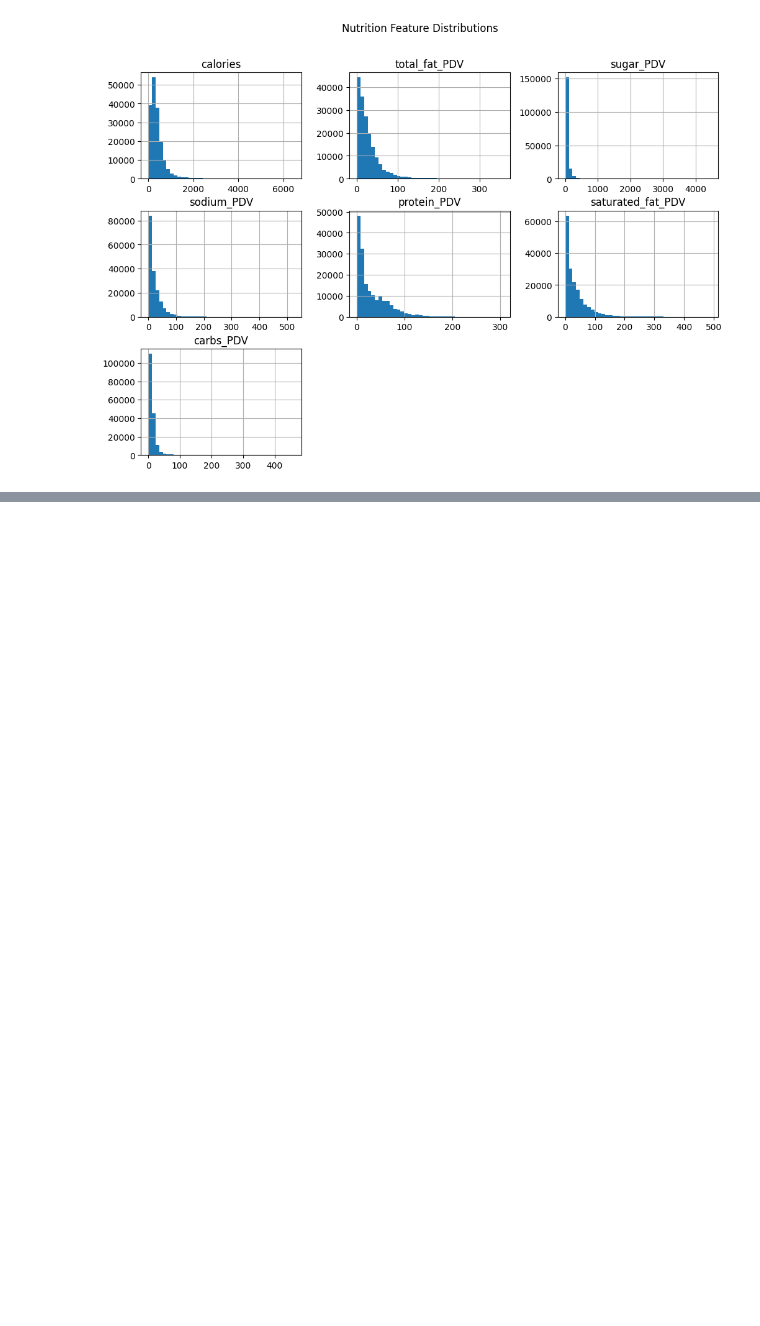
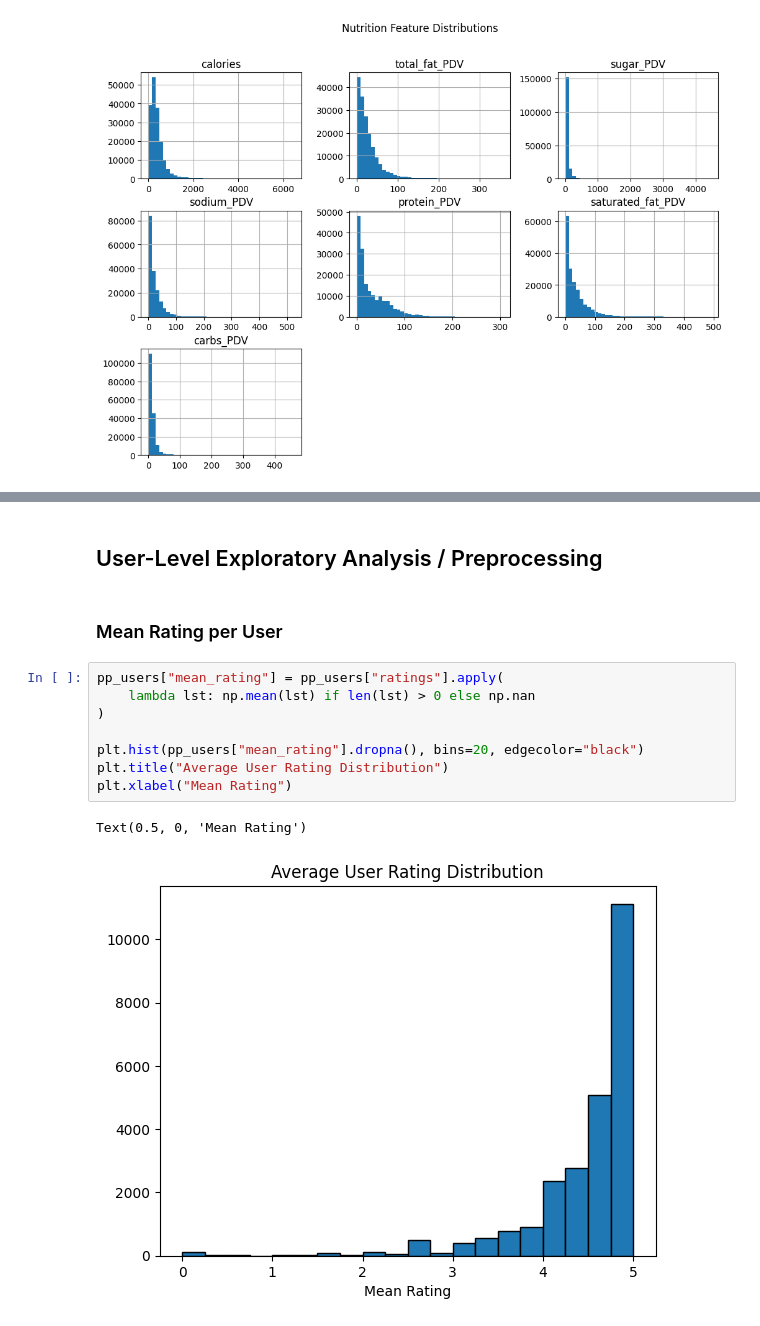
Before and after one commit to chriss-mo/recommendr, a Jupyter notebook: main2.ipynb, the cells around one changed output, grey strips where cells are left out. Cells and saved outputs as stored; diff of their text form; blank space fills up the shorter version.

```diff
--- a/main2.ipynb
+++ b/main2.ipynb
@@ -412,0 +436,15 @@ Text(0.5, 0.98, 'Nutrition Feature Distributions')
+# %% [markdown]
+## User-Level Exploratory Analysis / Preprocessing
+# %% [markdown]
+### Mean Rating per User
+# %%
+pp_users["mean_rating"] = pp_users["ratings"].apply(
+    lambda lst: np.mean(lst) if len(lst) > 0 else np.nan
+)
+
+plt.hist(pp_users["mean_rating"].dropna(), bins=20, edgecolor="black")
+plt.title("Average User Rating Distribution")
+plt.xlabel("Mean Rating")
+# %% [output]
+Text(0.5, 0, 'Mean Rating')
+[figure, added]
```
Also changed, not shown: parts of 14 cells of this notebook.
